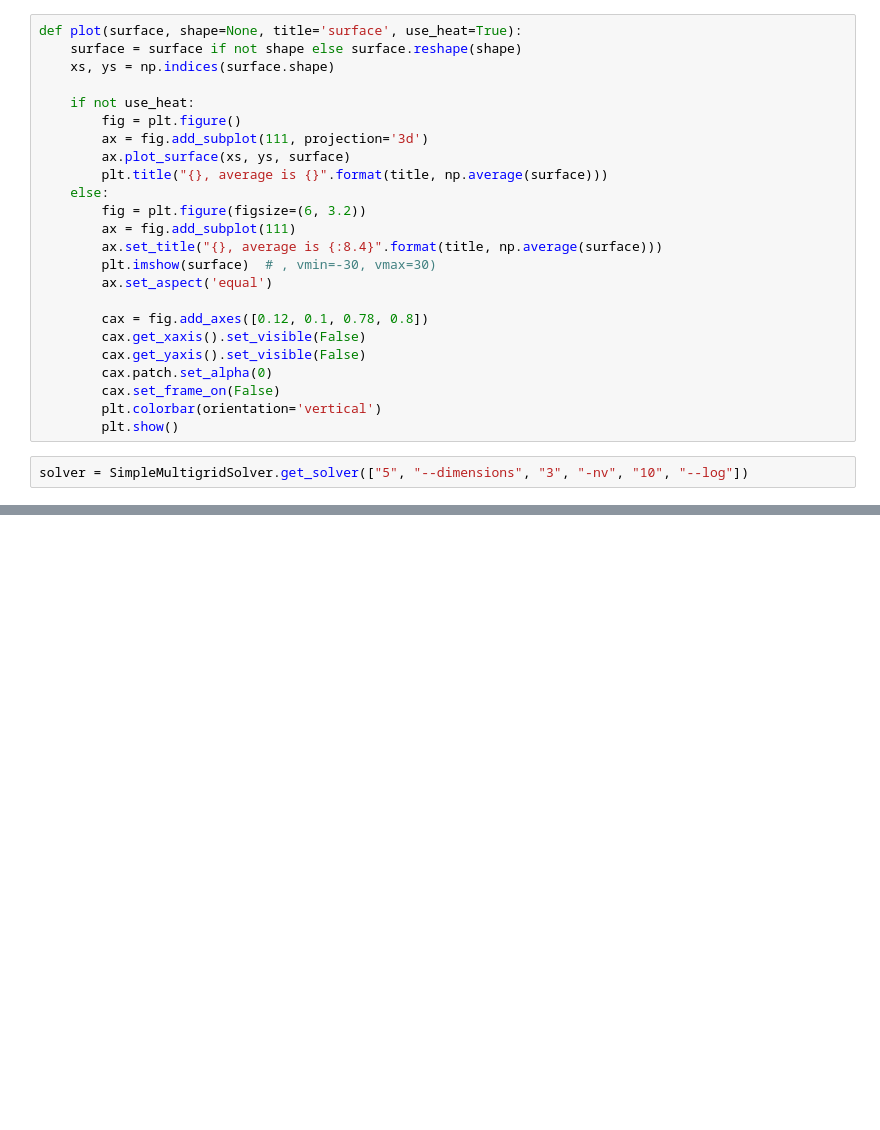
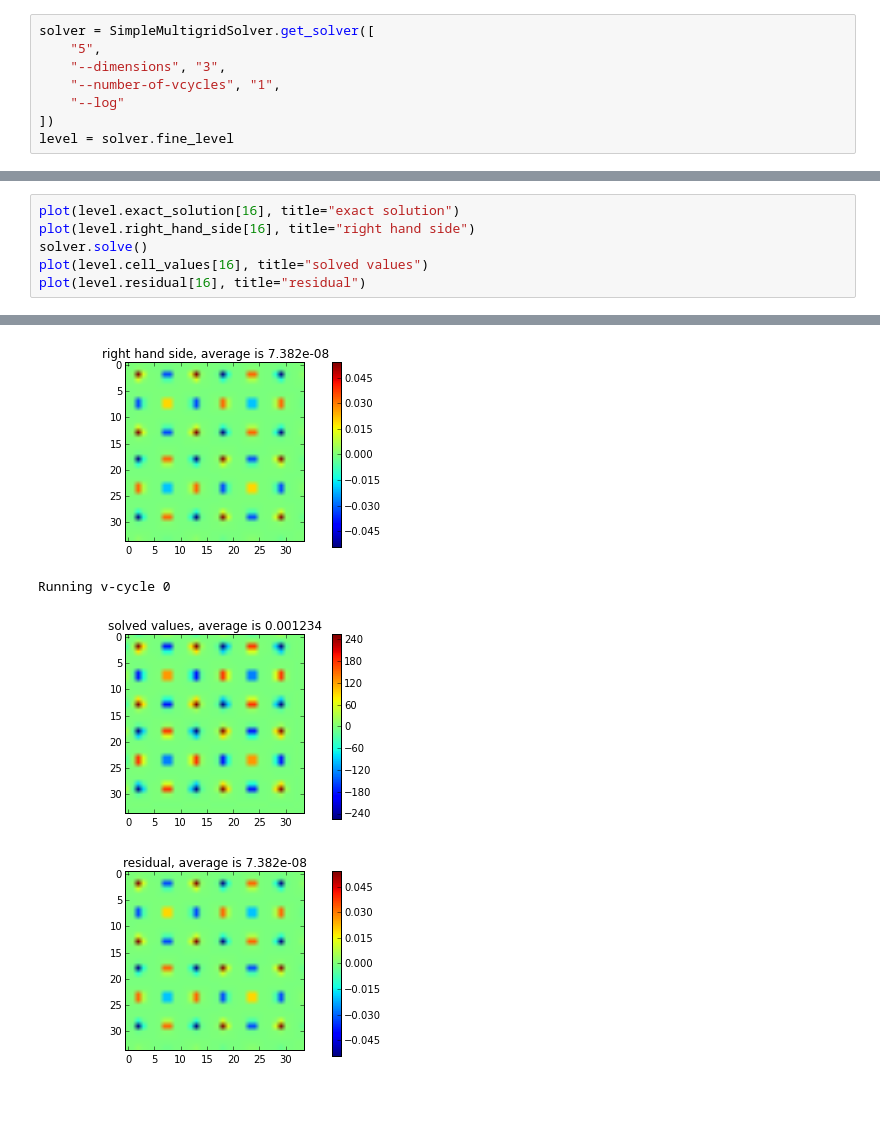
Before and after one commit to ucb-sejits/pygmg, a Jupyter notebook: notebooks/SimpleSolver-HeatMap-3D.ipynb, the cells around one changed output, grey strips where cells are left out. Saved outputs shown, nothing was run; the diff lists cells and outputs as text; blank space fills up the shorter version.

Commit message:
working with ipython scripts, trying to break down v-cycle

```diff
--- a/notebooks/SimpleSolver-HeatMap-3D.ipynb
+++ b/notebooks/SimpleSolver-HeatMap-3D.ipynb
@@ -7,29 +7,11 @@ import numpy as np
 from math import sin
 
 from hpgmg.finite_volume.simple_hpgmg import SimpleMultigridSolver
-# %%
-def plot(surface, shape=None, title='surface', use_heat=True):
-    surface = surface if not shape else surface.reshape(shape)
-    xs, ys = np.indices(surface.shape)
-
-    if not use_heat:
-        fig = plt.figure()
-        ax = fig.add_subplot(111, projection='3d')
-        ax.plot_surface(xs, ys, surface)
-        plt.title("{}, average is {}".format(title, np.average(surface)))
-    else:
-        fig = plt.figure(figsize=(6, 3.2))
-        ax = fig.add_subplot(111)
-        ax.set_title("{}, average is {:8.4}".format(title, np.average(surface)))
-        plt.imshow(surface)  # , vmin=-30, vmax=30)
-        ax.set_aspect('equal')
-
-        cax = fig.add_axes([0.12, 0.1, 0.78, 0.8])
-        cax.get_xaxis().set_visible(False)
-        cax.get_yaxis().set_visible(False)
-        cax.patch.set_alpha(0)
-        cax.set_frame_on(False)
-        plt.colorbar(orientation='vertical')
-        plt.show()
 # %%
-solver = SimpleMultigridSolver.get_solver(["5", "--dimensions", "3", "-nv", "10", "--log"])
+solver = SimpleMultigridSolver.get_solver([
+    "5",
+    "--dimensions", "3",
+    "--number-of-vcycles", "1",
+    "--log"
+])
+level = solver.fine_level
@@ -71,0 +18,7 @@ Running v-cycle 9
+# %%
+plot(level.exact_solution[16], title="exact solution")
+plot(level.right_hand_side[16], title="right hand side")
+solver.solve()
+plot(level.cell_values[16], title="solved values")
+plot(level.residual[16], title="residual")
+# %% [output]
@@ -71,0 +26,6 @@ Running v-cycle 9
+[figure, added]
+Running v-cycle 0
+[figure, added]
+[figure, added]
+# %% [markdown]
+##
```
Also changed, not shown: parts of 3 cells of this notebook, 3 other files.
